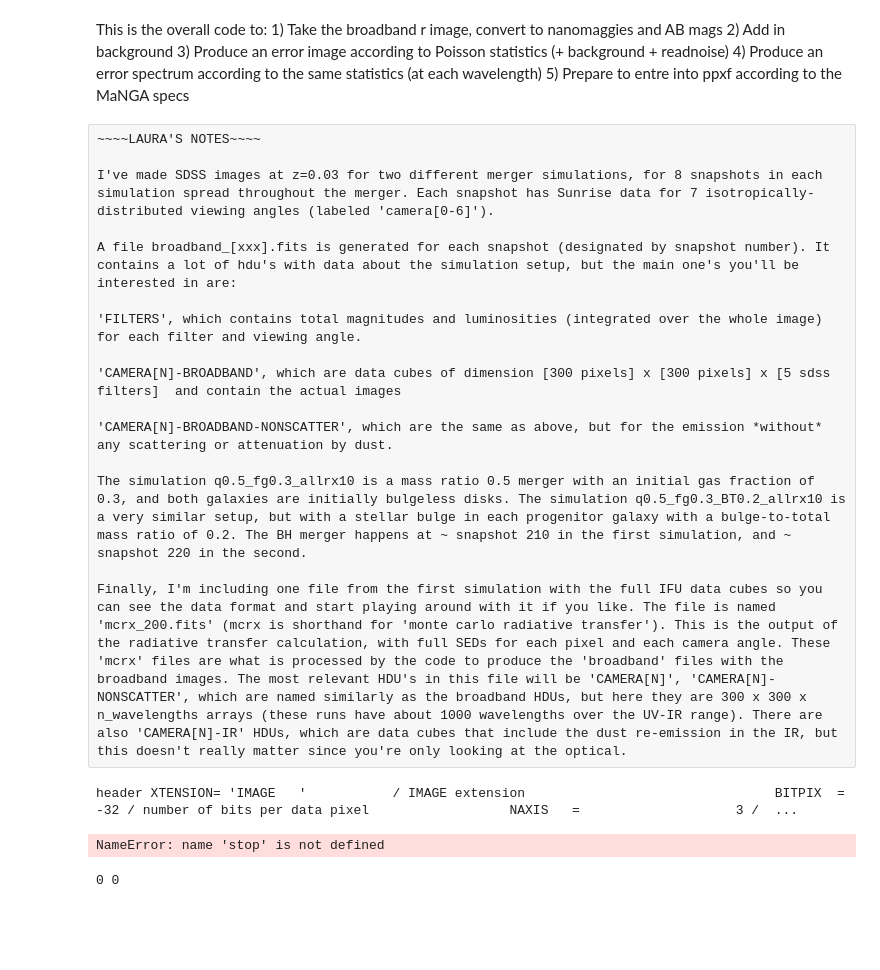
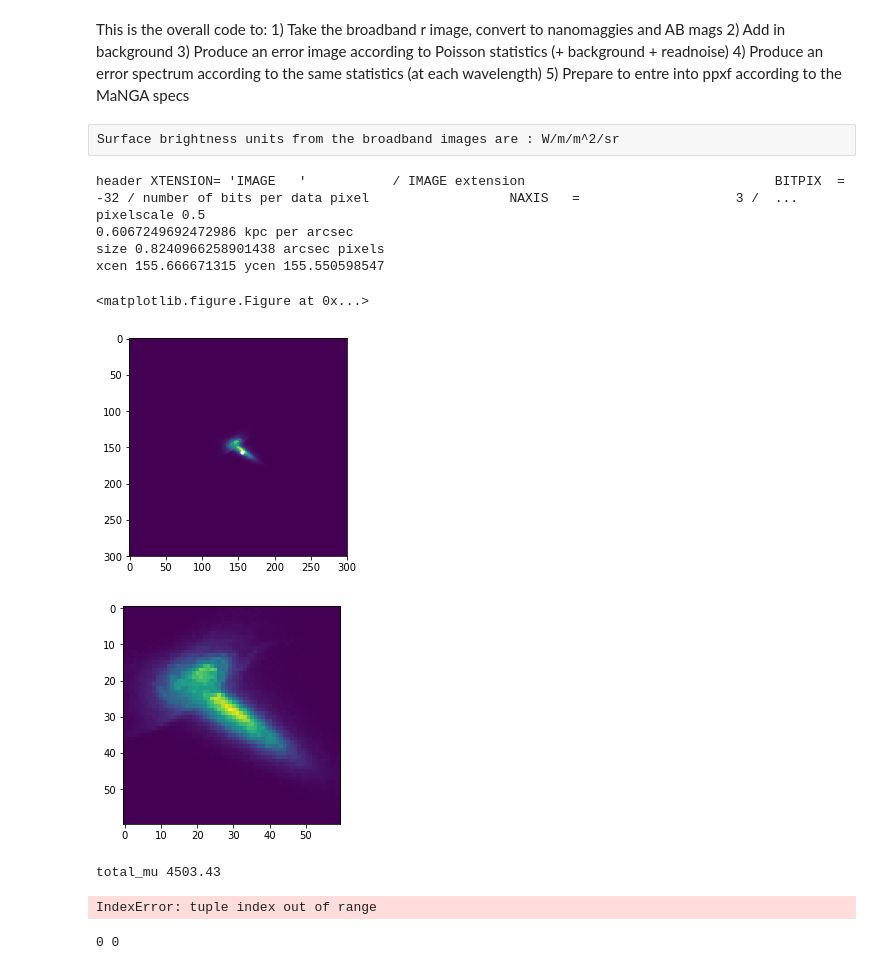
Before and after one commit to beckynevin/imaging_identification_mergers, a Jupyter notebook: Image_CAS_gini_M20.ipynb, the cells around one changed output. Saved outputs shown, nothing was run; the diff lists cells and outputs as text; code cells hidden in the pictures; blank space fills up the shorter version.

```diff
--- a/Image_CAS_gini_M20.ipynb
+++ b/Image_CAS_gini_M20.ipynb
@@ -5,22 +5,8 @@ This is the overall code to:
     3) Produce an error image according to Poisson statistics (+ background + readnoise)
     4) Produce an error spectrum according to the same statistics (at each wavelength)
     5) Prepare to entre into ppxf according to the MaNGA specs
-# %% [raw]
-~~~~LAURA'S NOTES~~~~
-
-I've made SDSS images at z=0.03 for two different merger simulations, for 8 snapshots in each simulation spread throughout the merger. Each snapshot has Sunrise data for 7 isotropically-distributed viewing angles (labeled 'camera[0-6]').
-
-A file broadband_[xxx].fits is generated for each snapshot (designated by snapshot number). It contains a lot of hdu's with data about the simulation setup, but the main one's you'll be interested in are:
-
-'FILTERS', which contains total magnitudes and luminosities (integrated over the whole image) for each filter and viewing angle.
-
-'CAMERA[N]-BROADBAND', which are data cubes of dimension [300 pixels] x [300 pixels] x [5 sdss filters]  and contain the actual images
-
-'CAMERA[N]-BROADBAND-NONSCATTER', which are the same as above, but for the emission *without* any scattering or attenuation by dust.
-
-The simulation q0.5_fg0.3_allrx10 is a mass ratio 0.5 merger with an initial gas fraction of 0.3, and both galaxies are initially bulgeless disks. The simulation q0.5_fg0.3_BT0.2_allrx10 is a very similar setup, but with a stellar bulge in each progenitor galaxy with a bulge-to-total mass ratio of 0.2. The BH merger happens at ~ snapshot 210 in the first simulation, and ~ snapshot 220 in the second.
-
-Finally, I'm including one file from the first simulation with the full IFU data cubes so you can see the data format and start playing around with it if you like. The file is named 'mcrx_200.fits' (mcrx is shorthand for 'monte carlo radiative transfer'). This is the output of the radiative transfer calculation, with full SEDs for each pixel and each camera angle. These 'mcrx' files are what is processed by the code to produce the 'broadband' files with the broadband images. The most relevant HDU's in this file will be 'CAMERA[N]', 'CAMERA[N]-NONSCATTER', which are named similarly as the broadband HDUs, but here they are 300 x 300 x n_wavelengths arrays (these runs have about 1000 wavelengths over the UV-IR range). There are also 'CAMERA[N]-IR' HDUs, which are data cubes that include the dust re-emission in the IR, but this doesn't really matter since you're only looking at the optical.
+# %% [raw]
+Surface brightness units from the broadband images are : W/m/m^2/sr
 # %%
 import pyfits
 import matplotlib.pyplot as plt
@@ -156,20 +144,49 @@ for i in range(len(img_list)):#len(img_list)
     #a[0] is pixelscale
 
 
-    plt.clf()
+    '''plt.clf()
     e=nanomags(0.03, a[0], d[0],viewpt, myr[i])#was a[1]
-    plt.clf()
+    plt.clf()'''
 
 
+    '''So we still need to know the total surface brightness of the image'''
+    total_mu = np.sum(d[0])
+    print('total_mu', total_mu)
 
-    f=convolve_image(myr[i],e[0],e[1],e[2],0.03,a[0],viewpt, e[3])
+    '''How do I define the best fit aperture that we then expand outward from?'''
+    '''Maybe first run galfit to get the best fit elliptical parameters and then just
+    expand from here?'''
 
-    plt.clf()
+    '''How do I measure the average surface brightness along the aperture?'''
+    '''Annulus'''
+    #http://star.herts.ac.uk/~bsipocz/astropy/docs_check/html/photutils/aperture.html
 
-    result=f[0]
+    from photutils import EllipticalAperture, aperture_photometry
+    a = 10.#, 5]
+    b = 3.#, 1.5]
+    theta = np.pi / 4.
+    positions = [(shape(d[0])[0]/2, shape(d[0])[0]/2), (shape(d[0])[0]/2, shape(d[0])[0]/2)]
+    apertures = EllipticalAperture(positions, a, b, theta)
+    phot_table = aperture_photometry(d[0], apertures)
+    print(phot_table)
+
+
+    plt.imshow(d[0])
+    apertures.plot(color='white', lw=1.5, alpha=0.5)
+
+    plt.show()
+    stop
+
+    e=convolve_image_petrosian(d[0],petrosian_r,0.03,a[0])
+
+    '''f=convolve_image(myr[i],e[0],e[1],e[2],0.03,a[0],viewpt, e[3])
+
+    plt.clf()'''
+
+    '''result=f[0]
     result_bg=f[1]
 
-    result_nano=f[2]
+    result_nano=f[2]'''
 
 
 
@@ -181,34 +198,42 @@ for i in range(len(img_list)):#len(img_list)
     print('A = ',g)
 
 
     h=gini_m20(myr[i],result_nano,viewpt, d[1])#was result_nano
 
     gini.append(h[0])
     m20.append(h[1])
     plt_label.append(str(myr[i]))
 
 
     continue
 
 
     f=write_galfit_feedme(viewpt,myr[i],e[0],e[1],e[2],e[3],2)
     print('this is what were feeding galfit',e[0],e[1],e[2],e[3])
     #e=write_galfit_feedme(1, 200, 180, 100,120)
     g=run_galfit(viewpt,myr[i])
     h=galfit_params(viewpt,myr[i],2)
 
     sep.append(h[0])
     flux_r.append(h[1])
     myr_here.append(myr[i])
     image.append(result)
     '''Now, weve extracted the parameters from Galfit
     The next step is to extract the velocity maps from the mcrx file
     So we can compare the photometric major axis to the kinematic major axis
 
 '''
 # %% [output]
 header XTENSION= 'IMAGE   '           / IMAGE extension                                BITPIX  =                  -32 / number of bits per data pixel                  NAXIS   =                    3 /  ...
+pixelscale 0.5
+0.6067249692472986 kpc per arcsec
+size 0.8240966258901438 arcsec pixels
+xcen 155.666671315 ycen 155.550598547
-NameError: name 'stop' is not defined
+<matplotlib.figure.Figure at 0x...>
+[figure, added]
+[figure, added]
+total_mu 4503.43
+IndexError: tuple index out of range
 # %%
 E_S0_gini=[0.62,0.62,0.63,0.62,0.6,0.63,0.6,
           0.61,0.6,0.56,0.57,0.57,0.58,0.6,0.58,0.56,0.65,0.6,0.63]
```
Also changed, not shown: parts of 3 cells of this notebook.
